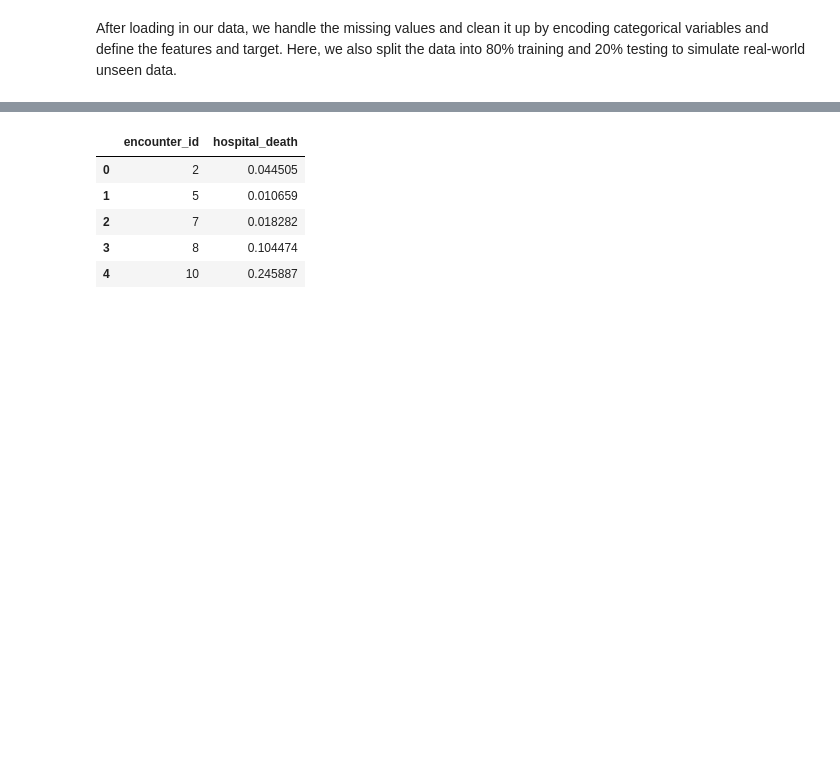
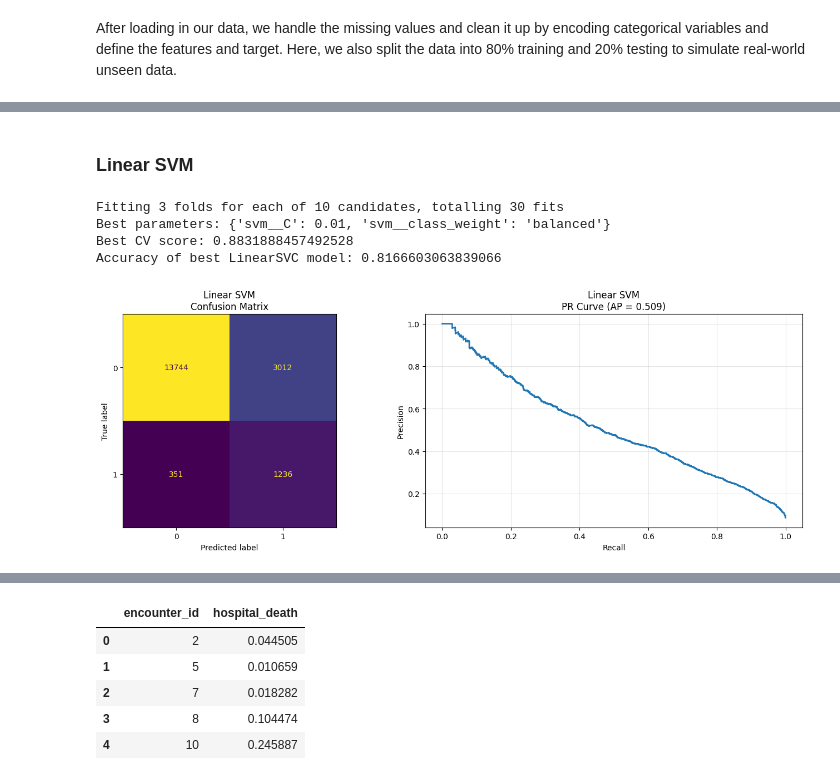
Before and after one commit to ryley05/CS-345-Project, a Jupyter notebook: Project.ipynb, the cells around one changed output, grey strips where cells are left out. Cells and saved outputs as stored; diff of their text form; code cells hidden in the pictures; blank space fills up the shorter version.

```diff
--- a/Project.ipynb
+++ b/Project.ipynb
@@ -106,0 +173,78 @@ svm_reduced_probs = svm_reduced.predict_proba(X_test_reduced)[:, 1]
+# %% [markdown]
+### Linear SVM
+# %%
+pipe = Pipeline([
+    ("scaler", StandardScaler()),
+    ("svm", LinearSVC(max_iter=10000))
+])
+
+param_grid = {
+    "svm__C": [0.01, 0.1, 1, 10, 100],
+    "svm__class_weight": [None, "balanced"]
+}
+
+grid_search = GridSearchCV(
+    estimator=pipe,
+    param_grid=param_grid,
+    cv=3,              # reduced CV for speed
+    scoring="roc_auc",
+    n_jobs=-1,
+    verbose=2
+)
+
+grid_search.fit(X_train, y_train)
+
+best_model = grid_search.best_estimator_
+
+print("Best parameters:", grid_search.best_params_)
+print("Best CV score:", grid_search.best_score_)
+
+
+best_preds = best_model.predict(X_test)
+accuracy = accuracy_score(y_test, best_preds)
+
+print("Accuracy of best LinearSVC model:", accuracy)
+# %% [output]
+Fitting 3 folds for each of 10 candidates, totalling 30 fits
+Best parameters: {'svm__C': 0.01, 'svm__class_weight': 'balanced'}
+Best CV score: 0.8831888457492528
+Accuracy of best LinearSVC model: 0.8166603063839066
+# %%
+y_pred = best_model.predict(X_test)
+y_scores = best_model.decision_function(X_test)
+
+
+# Create Side-by-Side Figure
+fig, axes = plt.subplots(1, 2, figsize=(14, 5))
+
+
+# LEFT: Confusion Matrix
+cm = confusion_matrix(y_test, y_pred)
+
+disp = ConfusionMatrixDisplay(confusion_matrix=cm)
+
+disp.plot(ax=axes[0], colorbar=False)
+
+axes[0].set_title("Linear SVM\nConfusion Matrix")
+
+
+# RIGHT: Precision-Recall Curve
+precision, recall, _ = precision_recall_curve(y_test, y_scores)
+
+ap = average_precision_score(y_test, y_scores)
+
+axes[1].plot(recall, precision, lw=2)
+
+axes[1].set_xlabel("Recall")
+axes[1].set_ylabel("Precision")
+
+axes[1].set_title(f"Linear SVM\nPR Curve (AP = {ap:.3f})")
+
+axes[1].grid(alpha=0.3)
+
+
+# Final Layout
+plt.tight_layout()
+plt.show()
+# %% [output]
+[figure, added]
```
Also changed, not shown: parts of 23 cells of this notebook, 1 other file.
